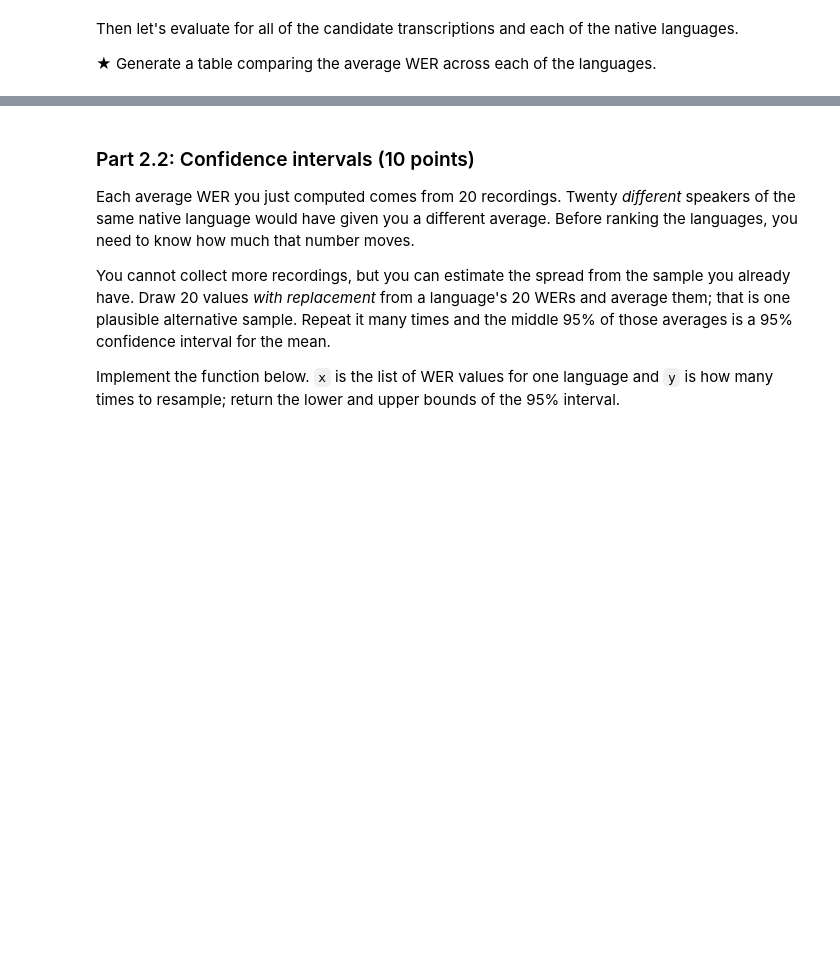
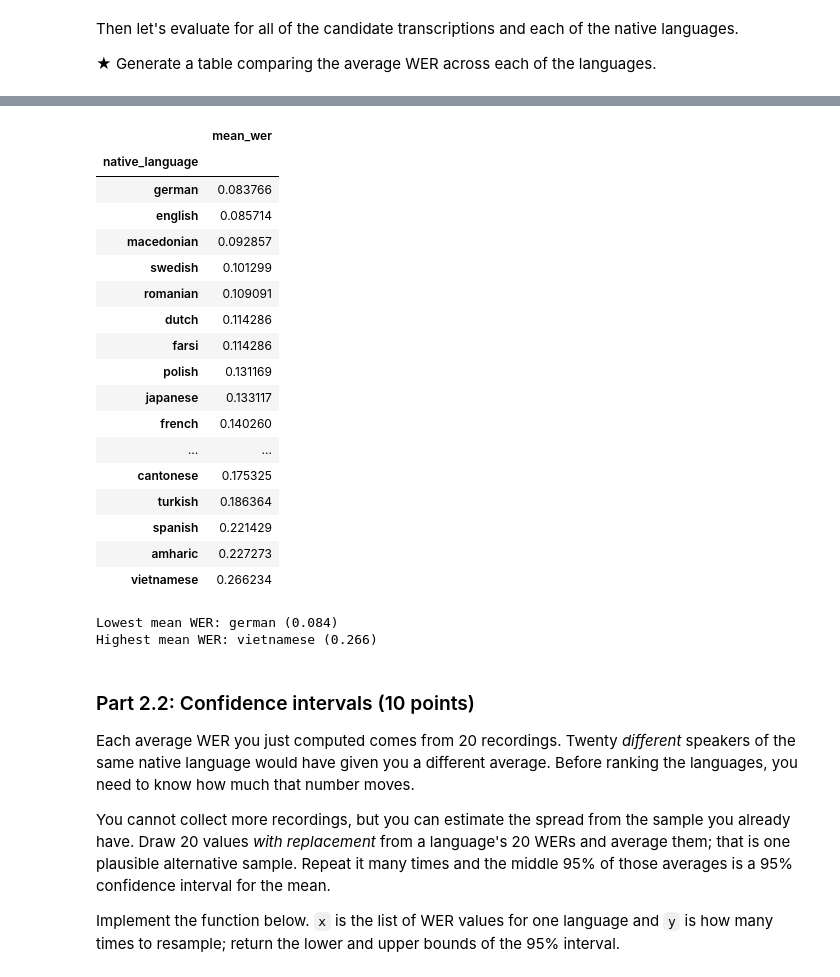
Before and after one commit to WjNaG2/SI140-RedEnvelope, a Jupyter notebook: HW1.ipynb, the cells around one changed output, grey strips where cells are left out. Cells and saved outputs as stored; diff of their text form; code cells hidden in the pictures; blank space fills up the shorter version.

```diff
--- a/HW1.ipynb
+++ b/HW1.ipynb
@@ -725,7 +725,24 @@ def part2_1(x: list[str], y: list[str]) -> float:
     # note: x is the tokenised reference and y is the tokenised candidate.
     # The word error rate is normalised by the length of the reference, so
     # getting these the wrong way round gives a plausible-looking wrong answer.
-    pass
+    reference = [word.casefold() for word in x]
+    candidate = [word.casefold() for word in y]
+    if not reference:
+        return 0.0 if not candidate else float("inf")
+
+    previous = list(range(len(candidate) + 1))
+    for i, reference_word in enumerate(reference, start=1):
+        current = [i]
+        for j, candidate_word in enumerate(candidate, start=1):
+            substitution_cost = 0 if reference_word == candidate_word else 1
+            current.append(min(
+                previous[j] + 1,             # delete a reference word
+                current[j - 1] + 1,          # insert a candidate word
+                previous[j - 1] + substitution_cost,
+            ))
+        previous = current
+
+    return previous[-1] / len(reference)
 # %% [markdown]
 Then let's evaluate for all of the candidate transcriptions and each of the native languages.
 
@@ -748,5 +765,12 @@ for language, transcripts in transcriptions.items():
 save_results(language_wers, "results/language_wers.json")
 
 # TODO: Scratch space for computing average WER and generating a table to compare across native languages.
+average_wers = {language: sum(wers) / len(wers) if wers else float("nan")
+                for language, wers in language_wers.items()}
+wer_table = (pd.DataFrame.from_dict(average_wers, orient="index", columns=["mean_wer"])
+             .rename_axis("native_language").sort_values("mean_wer"))
+display(wer_table)
+print(f"Lowest mean WER: {wer_table.index[0]} ({wer_table.iloc[0, 0]:.3f})")
+print(f"Highest mean WER: {wer_table.index[-1]} ({wer_table.iloc[-1, 0]:.3f})")
 # %% [output]
 [nltk_data] Downloading package punkt_tab to /root/nltk_data...
@@ -754,3 +778,23 @@ save_results(language_wers, "results/language_wers.json")
+|  | mean_wer |
+| native_language |  |
+| german | 0.083766 |
+| english | 0.085714 |
+| macedonian | 0.092857 |
+| swedish | 0.101299 |
+| romanian | 0.109091 |
+| dutch | 0.114286 |
+| farsi | 0.114286 |
+| polish | 0.131169 |
+| japanese | 0.133117 |
+| french | 0.140260 |
+| ... | ... |
+| cantonese | 0.175325 |
+| turkish | 0.186364 |
+| spanish | 0.221429 |
+| amharic | 0.227273 |
+| vietnamese | 0.266234 |
+Lowest mean WER: german (0.084)
+Highest mean WER: vietnamese (0.266)
 # %% [markdown]
 ### Part 2.2: Confidence intervals (10 points)
 
```
Also changed, not shown: parts of 9 cells of this notebook.
